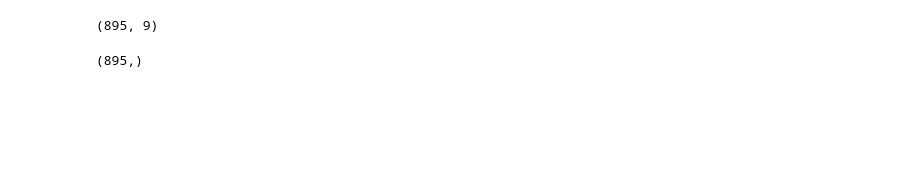
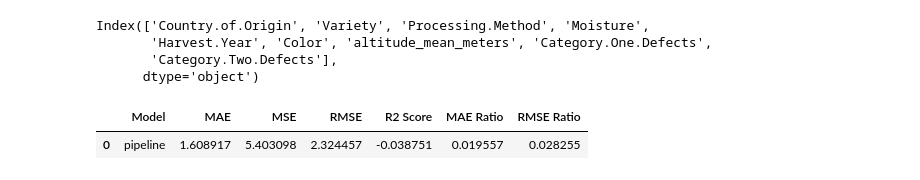
Before and after one commit to GiamoSalerno/Calidad_del_Cafe_ML, a Jupyter notebook: notebooks/03_Entrenamiento_Modelo.ipynb, the cells around one changed output. Drawn from its saved outputs; the diff is of its cells as text; code cells hidden in the pictures; blank space fills up the shorter version.

```diff
--- a/notebooks/03_Entrenamiento_Modelo.ipynb
+++ b/notebooks/03_Entrenamiento_Modelo.ipynb
@@ -25 +32,3 @@ X = arabica.drop(columns= ['Total.Cup.Points'])
 y = arabica['Total.Cup.Points']
+# %%
+X_train, X_test, y_train, y_test = train_test_split(X, y, test_size=0.2, shuffle=True, random_state= 5)
@@ -25,0 +66,10 @@ y = arabica['Total.Cup.Points']
+# %%
+search_space = [linear_params, en_params, dt_params, knn_params, knn_params, svr_params]
+
+reg = GridSearchCV(estimator = pipe,
+                   param_grid = search_space,
+                   cv=3,
+                   scoring='r2',
+                   n_jobs=-1)
+# %%
+reg.fit(X_train, y_train)
@@ -26,8 +110,7 @@ y = arabica['Total.Cup.Points']
 # %%
-X.shape
+X.columns
 # %% [output]
-(895, 9)
+Index(['Country.of.Origin', 'Variety', 'Processing.Method', 'Moisture',
+       'Harvest.Year', 'Color', 'altitude_mean_meters', 'Category.One.Defects',
+       'Category.Two.Defects'],
+      dtype='object')
-# %%
-y.shape
-# %% [output]
-(895,)
@@ -38,0 +119,24 @@ X_test_scaled= scaler.transform(X_test)
+# %%
+def train_test_evaluate(model_name, model, X_train, y_train, X_test, y_test):
+
+    model.fit(X_train, y_train)
+
+    y_pred= model.predict(X_test)
+
+    mae = metrics.mean_absolute_error(y_test, y_pred)
+    mse = metrics.mean_squared_error(y_test, y_pred)
+    rmse = np.sqrt(metrics.mean_squared_error(y_test, y_pred))
+    r2 = metrics.r2_score(y_test, y_pred)
+    y_test_mean= y_test.mean()
+    mae_ratio= mae/y_test_mean
+    rmse_ratio= rmse/y_test_mean
+
+    result_df = pd.DataFrame(
+        data=[[model_name, mae, mse, rmse, r2, mae_ratio, rmse_ratio]],
+        columns=["Model", 'MAE', 'MSE', 'RMSE', 'R2 Score', "MAE Ratio", "RMSE Ratio"])
+    return result_df
+# %%
+train_test_evaluate("pipeline", pipe, X_train, y_train, X_test, y_test)
+# %% [output]
+|  | Model | MAE | MSE | RMSE | R2 Score | MAE Ratio | RMSE Ratio |
+| 0 | pipeline | 1.608917 | 5.403098 | 2.324457 | -0.038751 | 0.019557 | 0.028255 |
```
Also changed, not shown: parts of 13 cells of this notebook, 6 other files.
